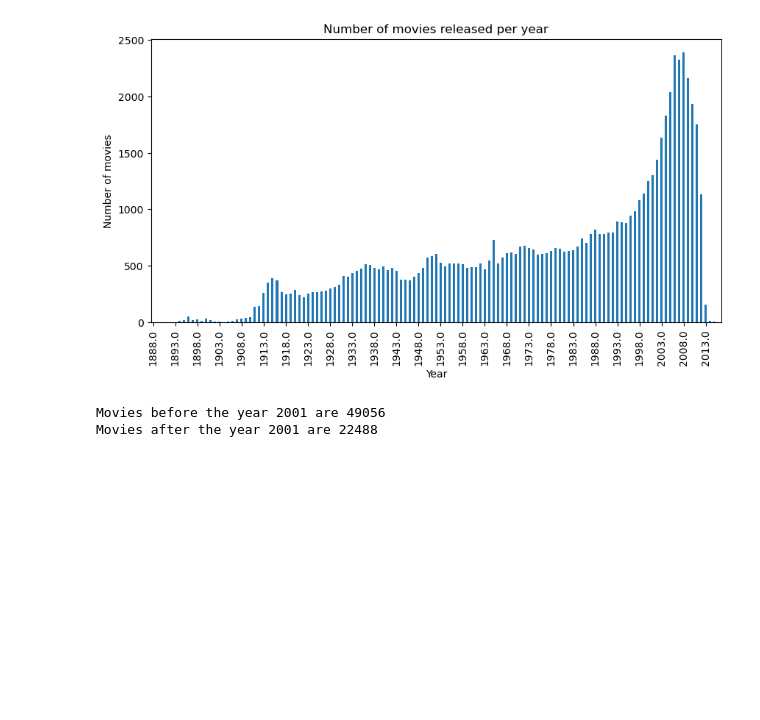
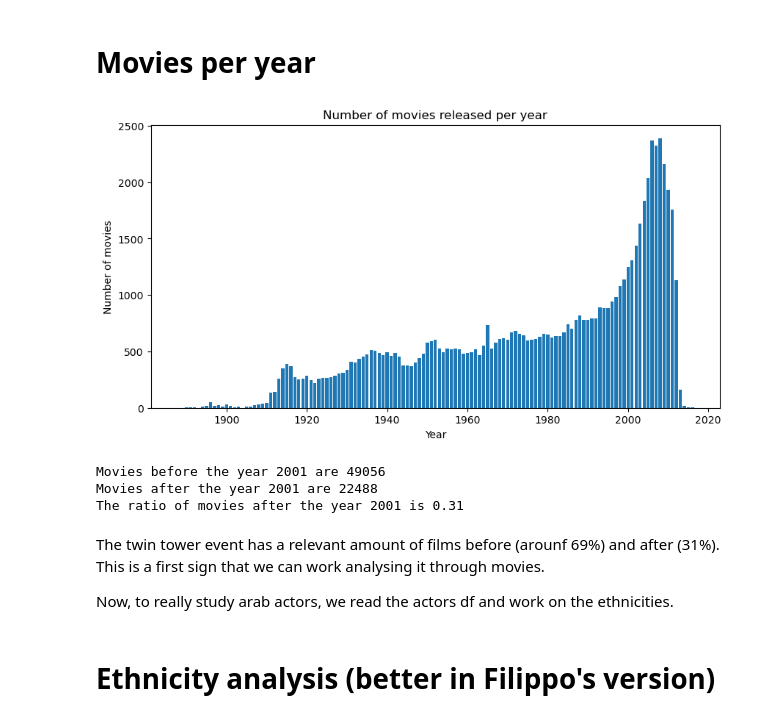
Before and after one commit to epfl-ada/ada-2023-project-pinacolada, a Jupyter notebook: P2.ipynb, the cells around one changed output. Cells and saved outputs as stored; diff of their text form; code cells hidden in the pictures; blank space fills up the shorter version.

Commit message:
Analysis with arab names and general data handling

```diff
--- a/P2.ipynb
+++ b/P2.ipynb
@@ -1,7 +10,9 @@
+# %%
+# folders of imported files
+folder_std = r'C:\Users\ciril\OneDrive\Desktop\ADA\MovieSummaries'
 # %%
-import pandas as pd
-
-col_names = ['wikiID','freeID','name','release_date','revenue','runtime','languages','countries','genres']
-movies = pd.read_csv("movie.metadata.tsv",sep='\t',names=col_names)
+# import data. We will use the movie.metadata.tsv file
+col_names = ['wikiID','freeID','movie_name','release_date','revenue','runtime','languages','countries','genres']
+movies = pd.read_csv(folder_std + "\\movie.metadata.tsv",sep='\t',names=col_names)
 movies.head()
 # %% [output]
@@ -22,3 +29,8 @@ mask = release_date.isna()
 second_format = pd.to_datetime(movies['release_date'][mask],format='%Y',errors='coerce')
 release_date[mask] = second_format
 movies['release_date'] = release_date
+# %%
+# Convert the countries column to a list of countries
+movies['countries'] = movies['countries'].apply(lambda x: list(json.loads(x).values()))
+print('This is the movies dataframe we will use for the rest of the project')
+movies.head()
@@ -25,14 +45,17 @@ movies['release_date'] = release_date
+# %% [markdown]
+# Movies per year
 # %%
-import seaborn as sns
-import matplotlib.pyplot as plt
-import numpy as np
-yearly_movies = movies.groupby(movies['release_date'].dt.year)['release_date'].count()
-yearly_movies.plot(kind='bar',figsize=(10,5))
-# plot 1 year every 10 years as x ticks
-plt.xticks(np.arange(0, len(yearly_movies), 5))
+# we want to plot the number of movies released per year
+# we group by year and count the number of movies
+yearly_movies = movies.groupby(movies['release_date'].dt.year)['release_date'].count().reset_index(name='count')
+
+
+# plot the number of movies per year
+plt.figure(figsize=(10,5))
+plt.bar(yearly_movies['release_date'],yearly_movies['count'])
 plt.xlabel('Year')
 plt.ylabel('Number of movies')
 plt.title('Number of movies released per year')
 plt.show()
 # %% [output]
-[figure, old version]
+[figure, new version]
@@ -41,8 +62,17 @@ yearly_movies = yearly_movies.reset_index(name='count').sort_values(['count'])
 # %%
+# we want to know how many movies were released before and after the year 2001, since this is the year of the twin towers attack
 count_before2001 = yearly_movies[yearly_movies['release_date']<2001]['count'].sum()
 count_after2001 = yearly_movies[yearly_movies['release_date']>=2001]['count'].sum()
 print(f'Movies before the year 2001 are {count_before2001}')
 print(f'Movies after the year 2001 are {count_after2001}')
+print(f'The ratio of movies after the year 2001 is {count_after2001/(count_after2001+ count_before2001):.2}')
 # %% [output]
 Movies before the year 2001 are 49056
 Movies after the year 2001 are 22488
+The ratio of movies after the year 2001 is 0.31
+# %% [markdown]
+The twin tower event has a relevant amount of films before (arounf 69%) and after (31%). This is a first sign that we can work analysing it through movies.
+
+Now, to really study arab actors, we read the actors df and work on the ethnicities.
+# %% [markdown]
+# Ethnicity analysis (better in Filippo's version)
```
Also changed, not shown: parts of 46 cells of this notebook.
